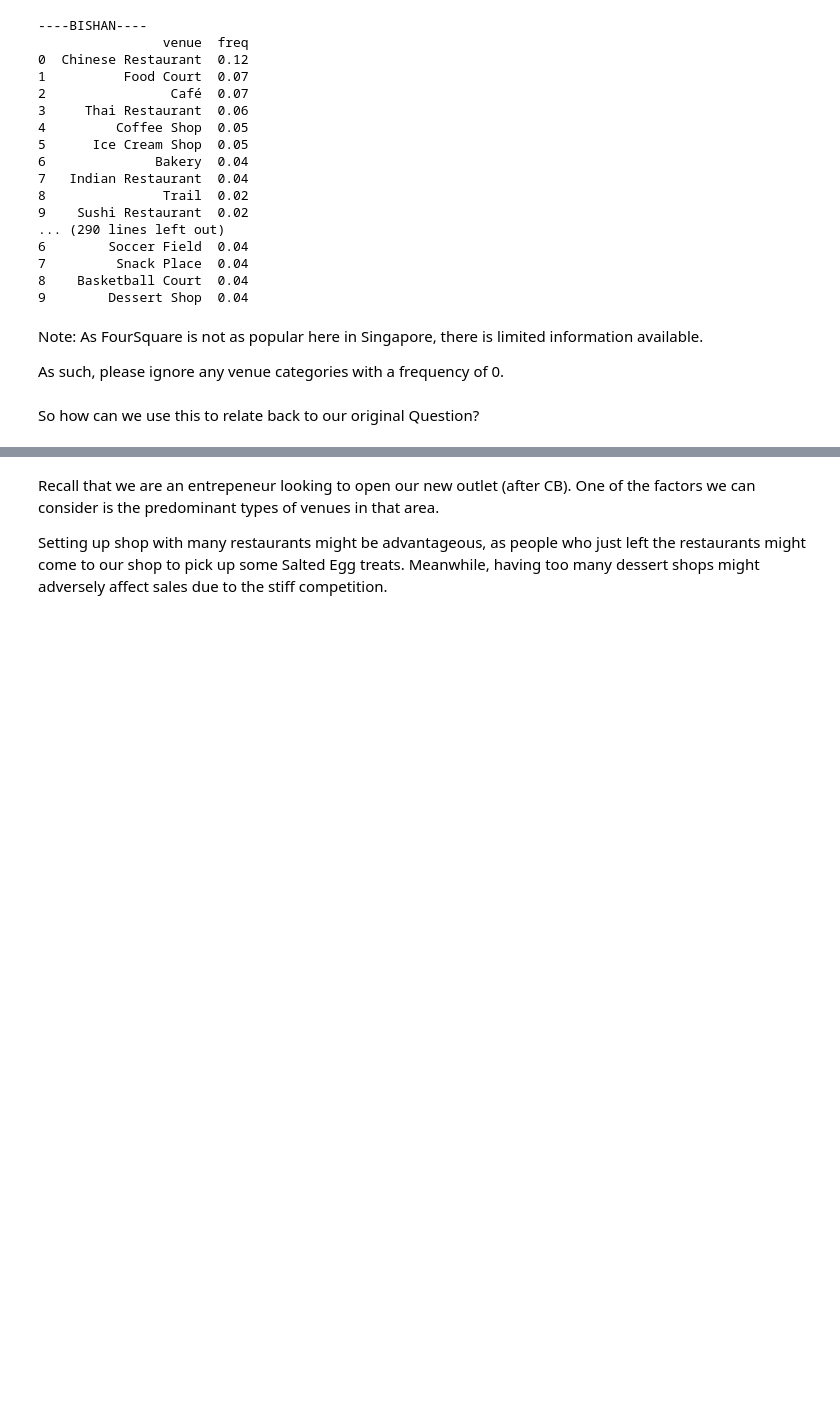
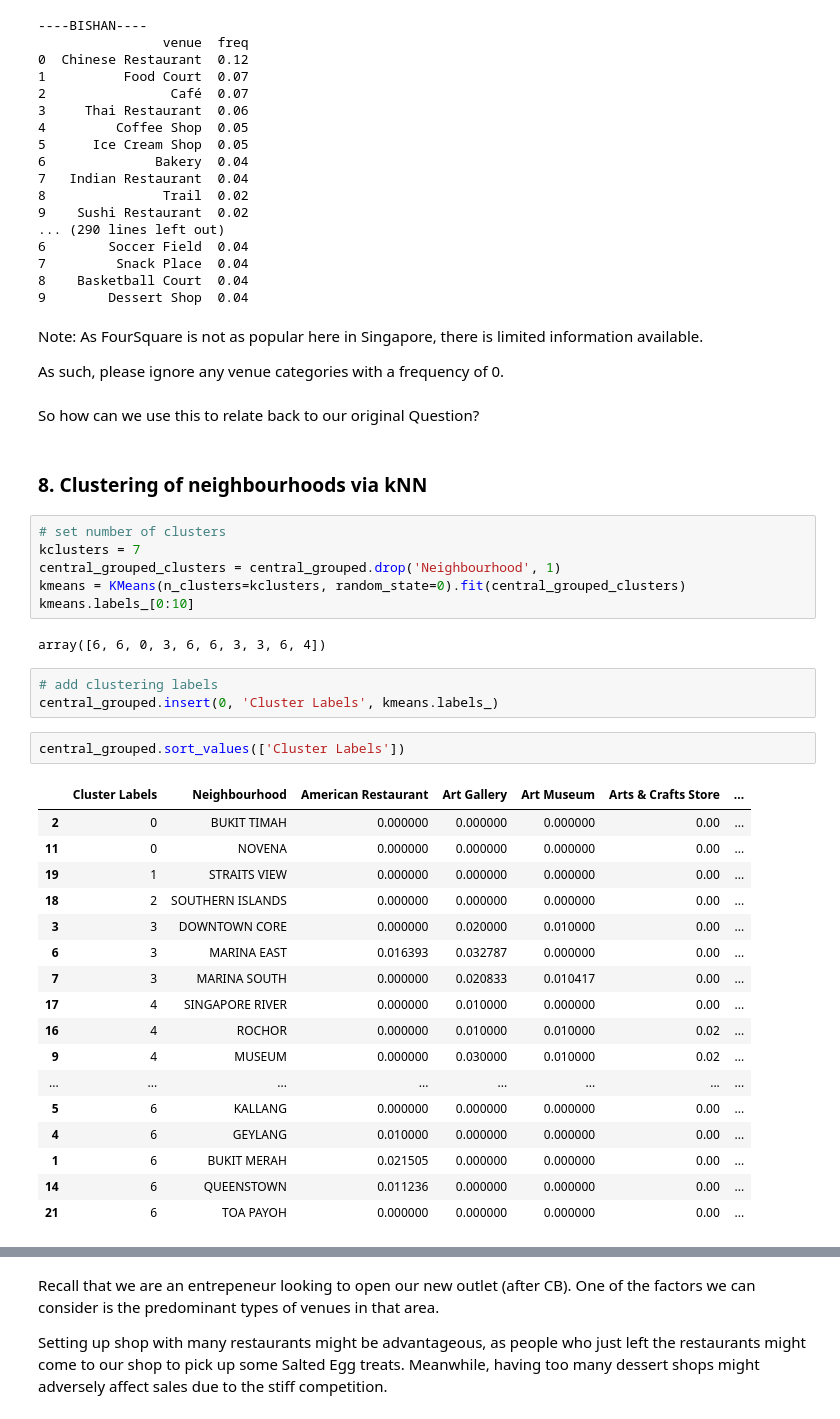
Before and after one commit to Topaz-Tan/Coursera_Capstone, a Jupyter notebook: Exploring Singapore.ipynb, the cells around one changed output, grey strips where cells are left out. Saved outputs shown, nothing was run; the diff lists cells and outputs as text; blank space fills up the shorter version.

```diff
--- a/Exploring Singapore.ipynb
+++ b/Exploring Singapore.ipynb
@@ -537,3 +548,36 @@ Note: As FourSquare is not as popular here in Singapore, there is limited inform
 As such, please ignore any venue categories with a frequency of 0.
 # %% [markdown]
 So how can we use this to relate back to our original Question?
+# %% [markdown]
+### 8. Clustering of neighbourhoods via kNN
+# %%
+# set number of clusters
+kclusters = 7
+central_grouped_clusters = central_grouped.drop('Neighbourhood', 1)
+kmeans = KMeans(n_clusters=kclusters, random_state=0).fit(central_grouped_clusters)
+kmeans.labels_[0:10]
+# %% [output]
+array([6, 6, 0, 3, 6, 6, 3, 3, 6, 4])
+# %%
+# add clustering labels
+central_grouped.insert(0, 'Cluster Labels', kmeans.labels_)
+# %%
+central_grouped.sort_values(['Cluster Labels'])
+# %% [output]
+|  | Cluster Labels | Neighbourhood | American Restaurant | Art Gallery | Art Museum | Arts & Crafts Store | ... |
+| 2 | 0 | BUKIT TIMAH | 0.000000 | 0.000000 | 0.000000 | 0.00 | ... |
+| 11 | 0 | NOVENA | 0.000000 | 0.000000 | 0.000000 | 0.00 | ... |
+| 19 | 1 | STRAITS VIEW | 0.000000 | 0.000000 | 0.000000 | 0.00 | ... |
+| 18 | 2 | SOUTHERN ISLANDS | 0.000000 | 0.000000 | 0.000000 | 0.00 | ... |
+| 3 | 3 | DOWNTOWN CORE | 0.000000 | 0.020000 | 0.010000 | 0.00 | ... |
+| 6 | 3 | MARINA EAST | 0.016393 | 0.032787 | 0.000000 | 0.00 | ... |
+| 7 | 3 | MARINA SOUTH | 0.000000 | 0.020833 | 0.010417 | 0.00 | ... |
+| 17 | 4 | SINGAPORE RIVER | 0.000000 | 0.010000 | 0.000000 | 0.00 | ... |
+| 16 | 4 | ROCHOR | 0.000000 | 0.010000 | 0.010000 | 0.02 | ... |
+| 9 | 4 | MUSEUM | 0.000000 | 0.030000 | 0.010000 | 0.02 | ... |
+| ... | ... | ... | ... | ... | ... | ... | ... |
+| 5 | 6 | KALLANG | 0.000000 | 0.000000 | 0.000000 | 0.00 | ... |
+| 4 | 6 | GEYLANG | 0.010000 | 0.000000 | 0.000000 | 0.00 | ... |
+| 1 | 6 | BUKIT MERAH | 0.021505 | 0.000000 | 0.000000 | 0.00 | ... |
+| 14 | 6 | QUEENSTOWN | 0.011236 | 0.000000 | 0.000000 | 0.00 | ... |
+| 21 | 6 | TOA PAYOH | 0.000000 | 0.000000 | 0.000000 | 0.00 | ... |
```
Also changed, not shown: parts of 28 cells of this notebook.
